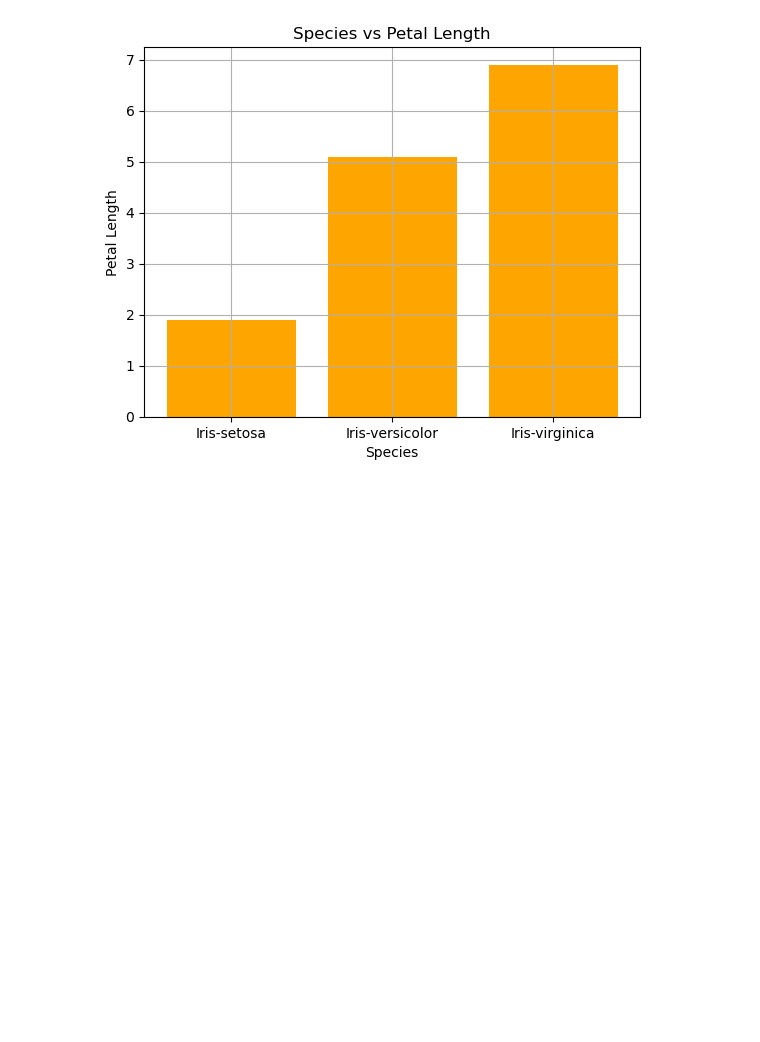
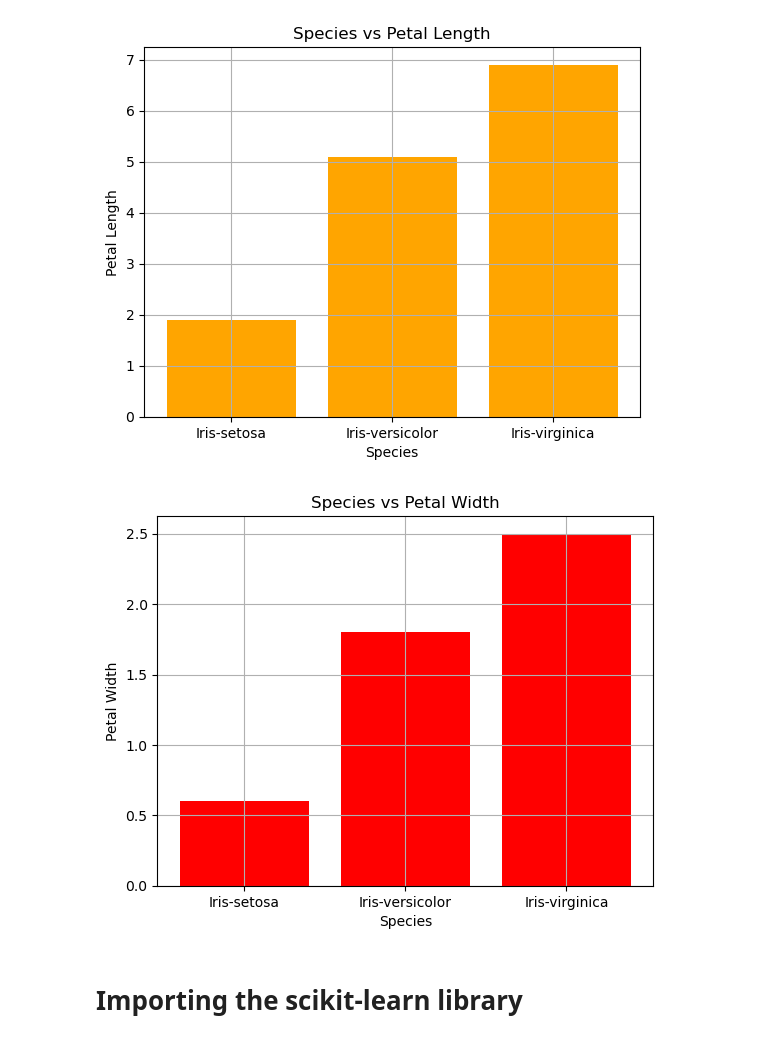
Before and after one commit to ArnabKumarRoy02/OIBSIP, a Jupyter notebook: Iris Flower Classification/iris_classification.ipynb, the cells around one changed output. Cells and saved outputs as stored; diff of their text form; code cells hidden in the pictures; blank space fills up the shorter version.

```diff
--- a/Iris Flower Classification/iris_classification.ipynb
+++ b/Iris Flower Classification/iris_classification.ipynb
@@ -219,3 +219,14 @@ plt.grid(True)
 plt.show()
 # %% [output]
 [figure]
+# %%
+plt.bar(df['species'], df['petal_width'], color='red')
+plt.title('Species vs Petal Width')
+plt.xlabel('Species')
+plt.ylabel('Petal Width')
+plt.grid(True)
+plt.show()
+# %% [output]
+[figure, added]
+# %% [markdown]
+# Importing the scikit-learn library
```
Also changed, not shown: parts of 15 cells of this notebook.
